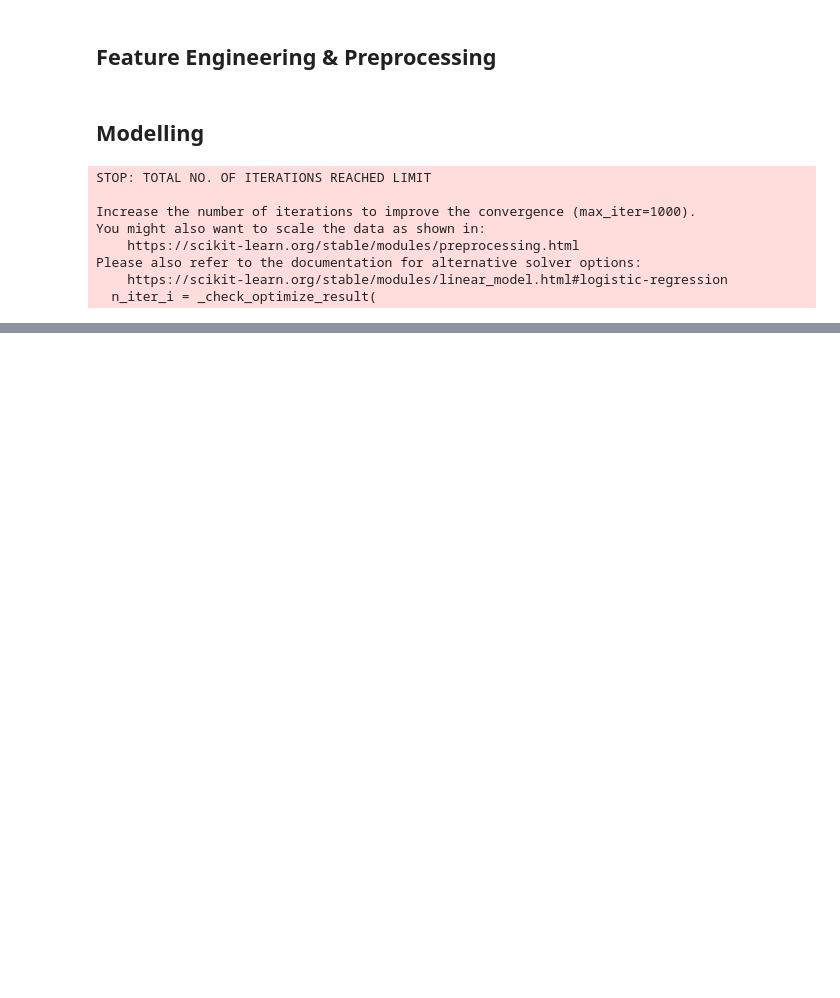
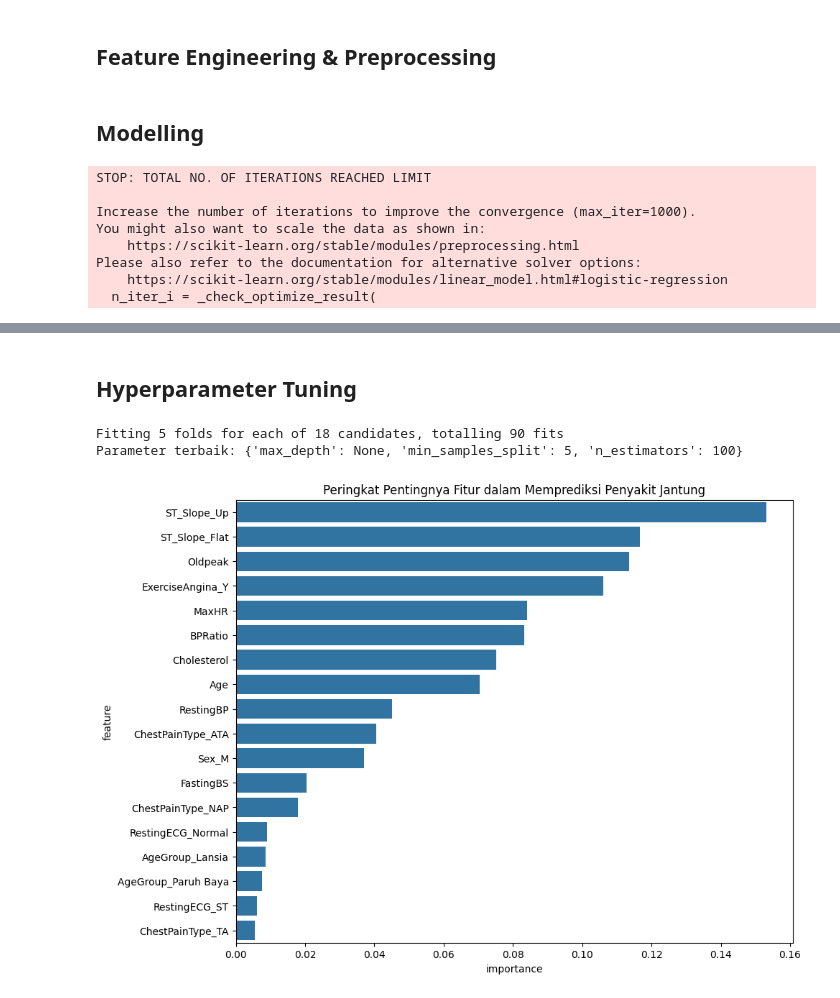
Before and after one commit to helloafterworld/data-science-no-tabi, a Jupyter notebook: Desktop/DS/01-heart_disease_dataset/heart_failure_analysis.ipynb, the cells around one changed output, grey strips where cells are left out. Cells and saved outputs as stored; diff of their text form; code cells hidden in the pictures; blank space fills up the shorter version.

```diff
--- a/Desktop/DS/01-heart_disease_dataset/heart_failure_analysis.ipynb
+++ b/Desktop/DS/01-heart_disease_dataset/heart_failure_analysis.ipynb
@@ -107,6 +159,13 @@ y = df_encoded['HeartDisease']
 # %%
 from sklearn.model_selection import train_test_split
 X_train, X_test, y_train, y_test = train_test_split(X, y, test_size=0.2, random_state=42)
+# %%
+from sklearn.preprocessing import StandardScaler
+
+# Setelah train_test_split
+scaler = StandardScaler()
+X_train_scaled = scaler.fit_transform(X_train)
+X_test_scaled = scaler.transform(X_test)
 # %% [markdown]
 ## Modelling
 # %%
@@ -160,0 +220,39 @@ weighted avg       0.88      0.88      0.88       184
+# %% [markdown]
+## Hyperparameter Tuning
+# %%
+from sklearn.model_selection import GridSearchCV
+
+# Definisikan parameter yang ingin diuji untuk Random Forest
+param_grid = {
+    'n_estimators': [100, 200, 300],
+    'max_depth': [None, 10, 20],
+    'min_samples_split': [2, 5]
+}
+
+# Buat objek GridSearchCV
+grid_search = GridSearchCV(estimator=RandomForestClassifier(random_state=42),
+                         param_grid=param_grid,
+                         cv=5, # 5-fold cross-validation
+                         verbose=2,
+                         n_jobs=-1) # Gunakan semua core CPU
+
+# Latih pada data yang sudah di-scale
+grid_search.fit(X_train_scaled, y_train)
+
+print(f"Parameter terbaik: {grid_search.best_params_}")
+# Gunakan model terbaik ini untuk prediksi
+best_rf_model = grid_search.best_estimator_
+# %% [output]
+Fitting 5 folds for each of 18 candidates, totalling 90 fits
+Parameter terbaik: {'max_depth': None, 'min_samples_split': 5, 'n_estimators': 100}
+# %%
+# Gunakan best_rf_model dari GridSearchCV
+importances = best_rf_model.feature_importances_
+feature_df = pd.DataFrame({'feature': X.columns, 'importance': importances}).sort_values('importance', ascending=False)
+
+plt.figure(figsize=(10, 8))
+sns.barplot(x='importance', y='feature', data=feature_df)
+plt.title('Peringkat Pentingnya Fitur dalam Memprediksi Penyakit Jantung')
+plt.show()
+# %% [output]
+[figure, added]
```
Also changed, not shown: parts of 12 cells of this notebook, 2 other files.
